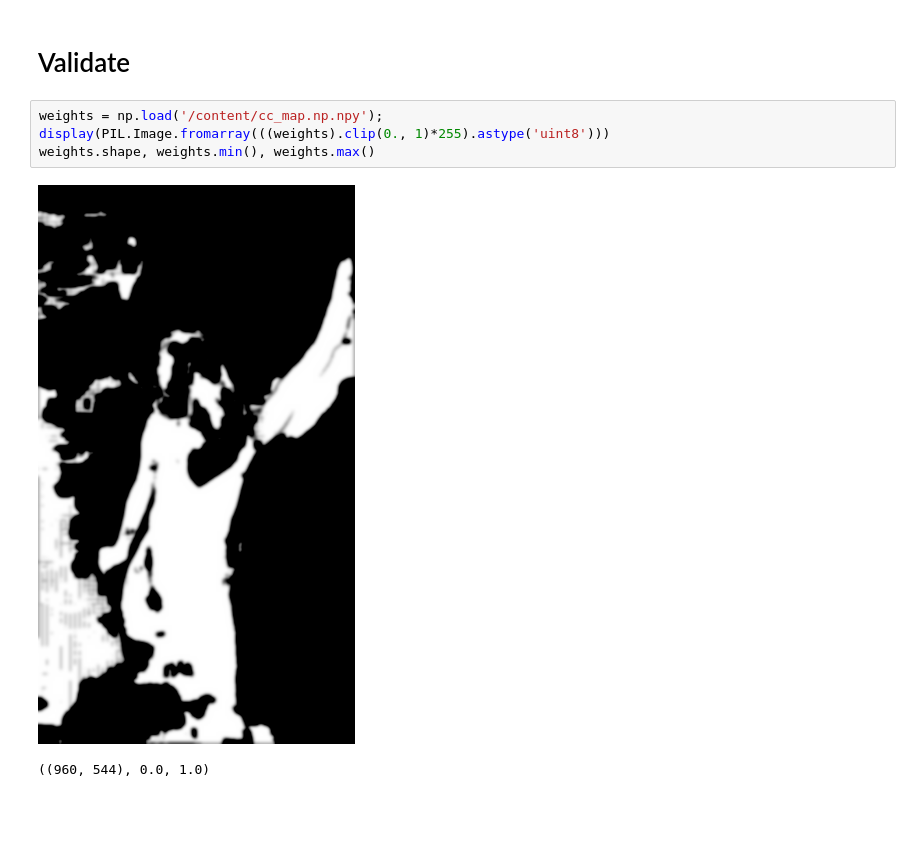
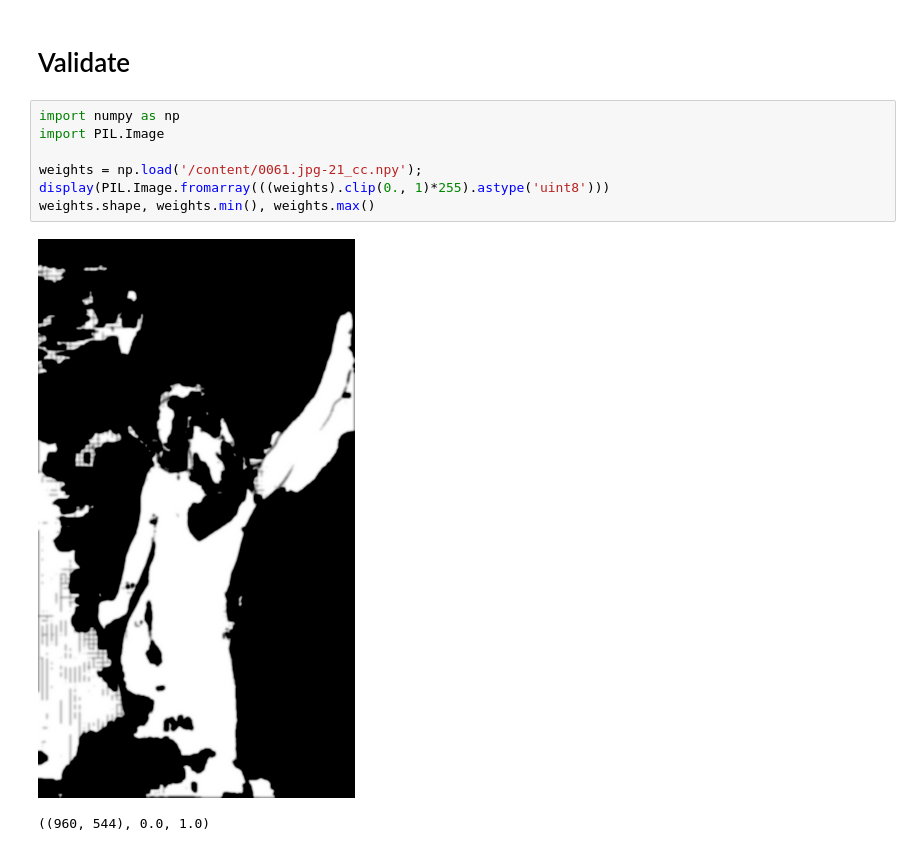
Before and after one commit to Sxela/flow_tools, a Jupyter notebook: flow_tools.ipynb, the cells around one changed output. Cells and saved outputs as stored; diff of their text form; blank space fills up the shorter version.

```diff
--- a/flow_tools.ipynb
+++ b/flow_tools.ipynb
@@ -128,11 +128,14 @@ Overwriting check_consistency.py
 # %% [markdown]
 # Validate
 # %%
-weights = np.load('/content/cc_map.np.npy');
+import numpy as np
+import PIL.Image
+
+weights = np.load('/content/0061.jpg-21_cc.npy');
 display(PIL.Image.fromarray(((weights).clip(0., 1)*255).astype('uint8')))
 weights.shape, weights.min(), weights.max()
 # %% [output]
-[figure, old version]
+[figure, new version]
 ((960, 544), 0.0, 1.0)
 # %%
 !python /content/check_consistency.py --help
```
Also changed, not shown: parts of 2 cells of this notebook.
